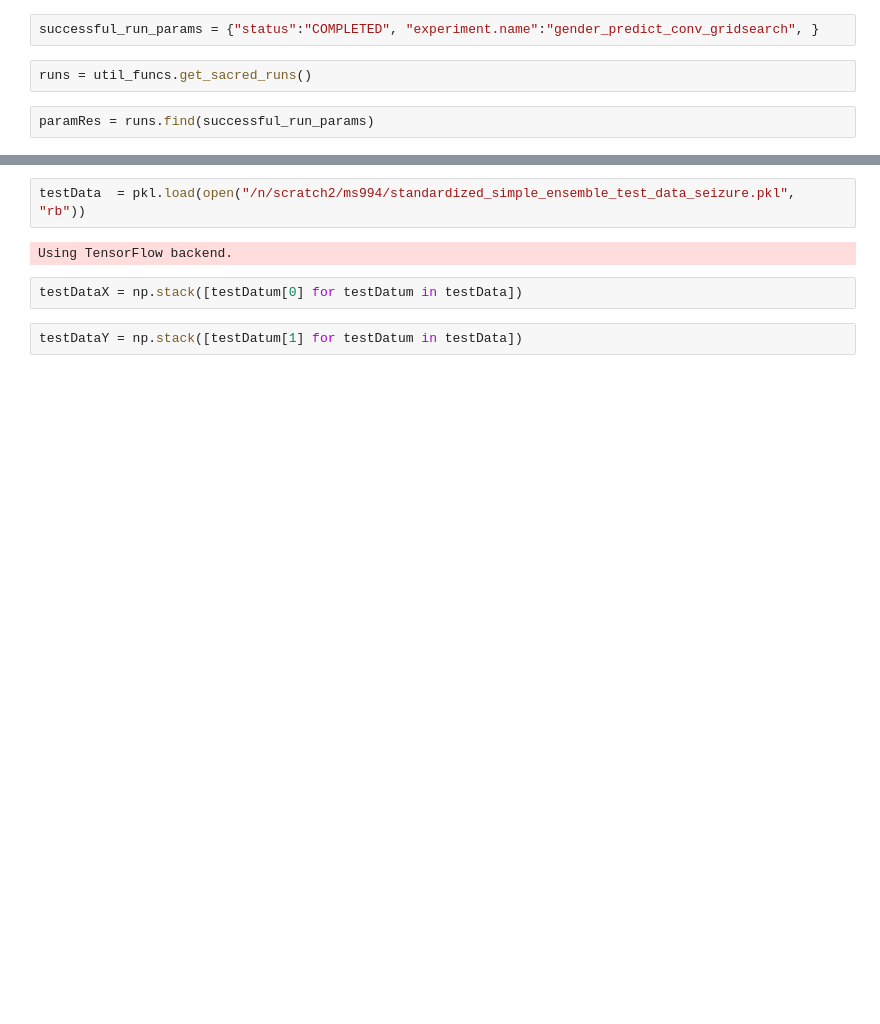
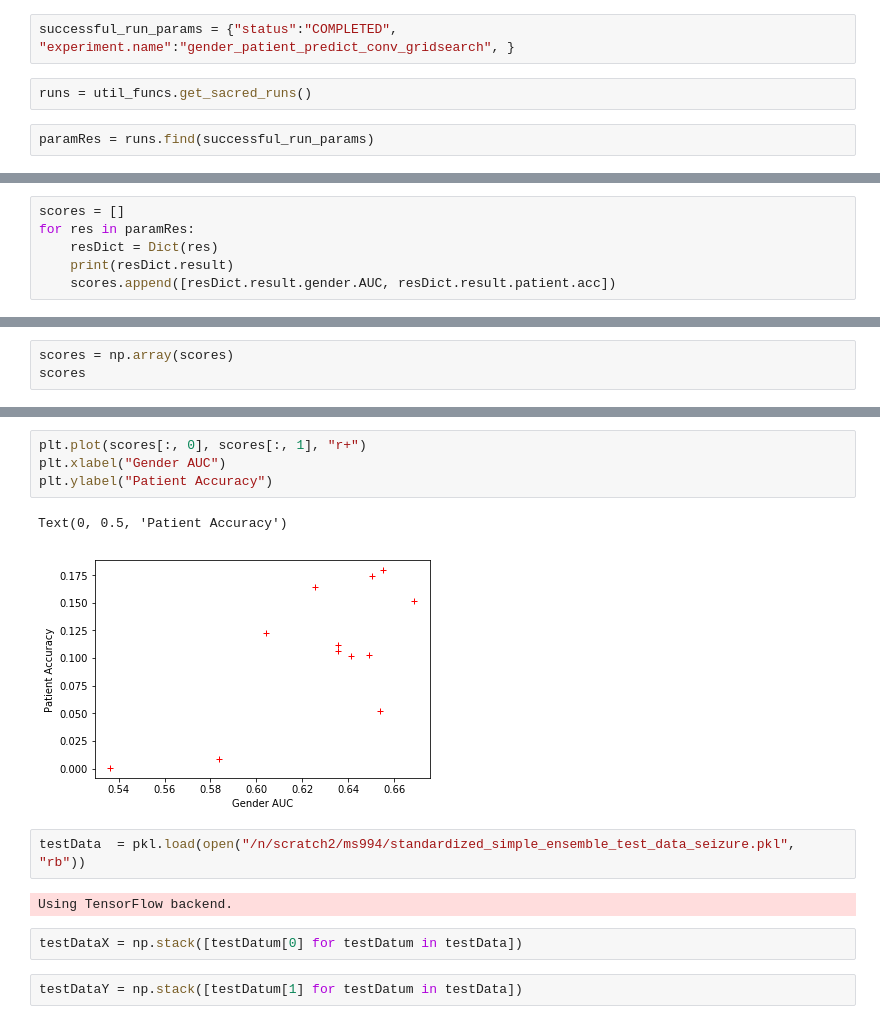
Before and after one commit to Saqibm128/eeg-tasks, a Jupyter notebook: notebooks/ConvNN Result Parsing.ipynb, the cells around one changed output, grey strips where cells are left out. Cells and saved outputs as stored; diff of their text form; blank space fills up the shorter version.

```diff
--- a/notebooks/ConvNN Result Parsing.ipynb
+++ b/notebooks/ConvNN Result Parsing.ipynb
@@ -10,7 +10,7 @@ from copy import deepcopy
 from addict import Dict
 import pickle as pkl
 # %%
-successful_run_params = {"status":"COMPLETED", "experiment.name":"gender_predict_conv_gridsearch", }
+successful_run_params = {"status":"COMPLETED", "experiment.name":"gender_patient_predict_conv_gridsearch", }
 # %%
 runs = util_funcs.get_sacred_runs()
 # %%
@@ -22,0 +18,6 @@ KeyboardInterrupt:
+# %%
+scores = []
+for res in paramRes:
+    resDict = Dict(res)
+    print(resDict.result)
+    scores.append([resDict.result.gender.AUC, resDict.result.patient.acc])
@@ -22,0 +37,3 @@ KeyboardInterrupt:
+# %%
+scores = np.array(scores)
+scores
@@ -23,3 +53,10 @@ KeyboardInterrupt:
+# %%
+plt.plot(scores[:, 0], scores[:, 1], "r+")
+plt.xlabel("Gender AUC")
+plt.ylabel("Patient Accuracy")
+# %% [output]
+Text(0, 0.5, 'Patient Accuracy')
+[figure, added]
 # %%
 testData  = pkl.load(open("/n/scratch2/ms994/standardized_simple_ensemble_test_data_seizure.pkl", "rb"))
 # %% [output]
```
Also changed, not shown: parts of 3 cells of this notebook, 2 other files.
